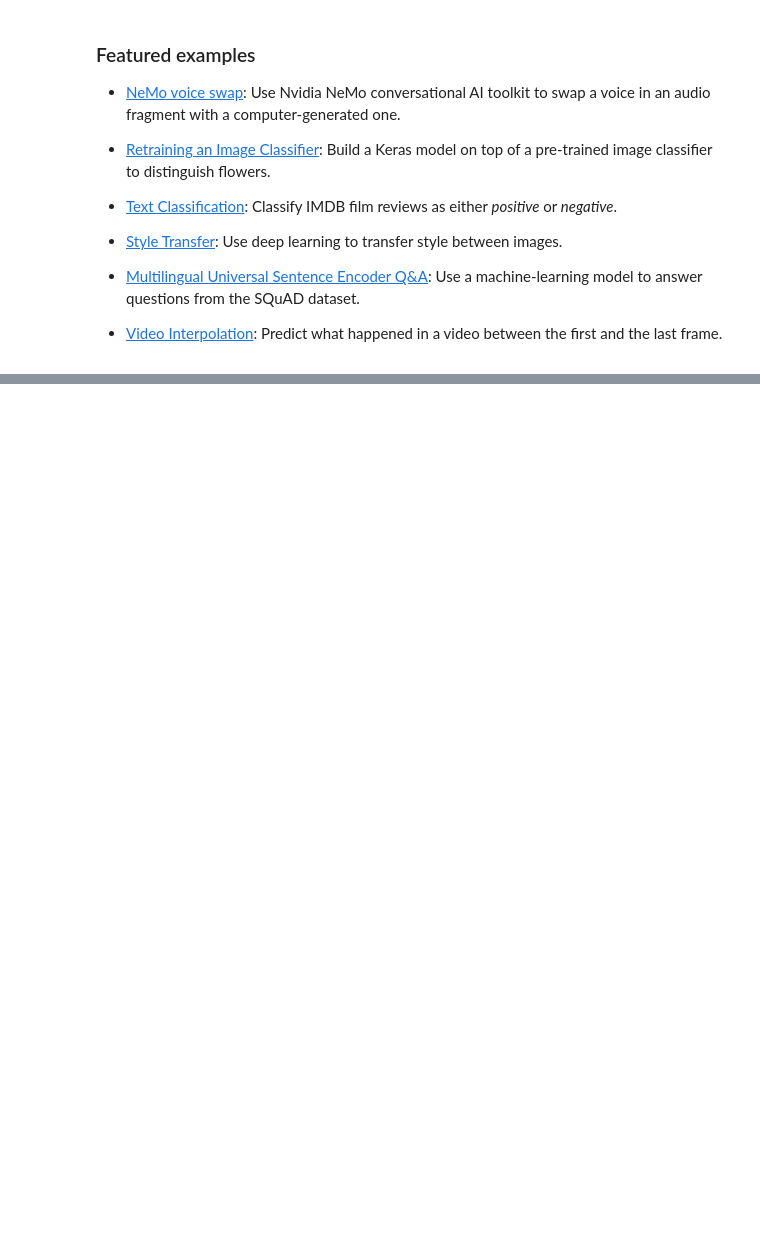
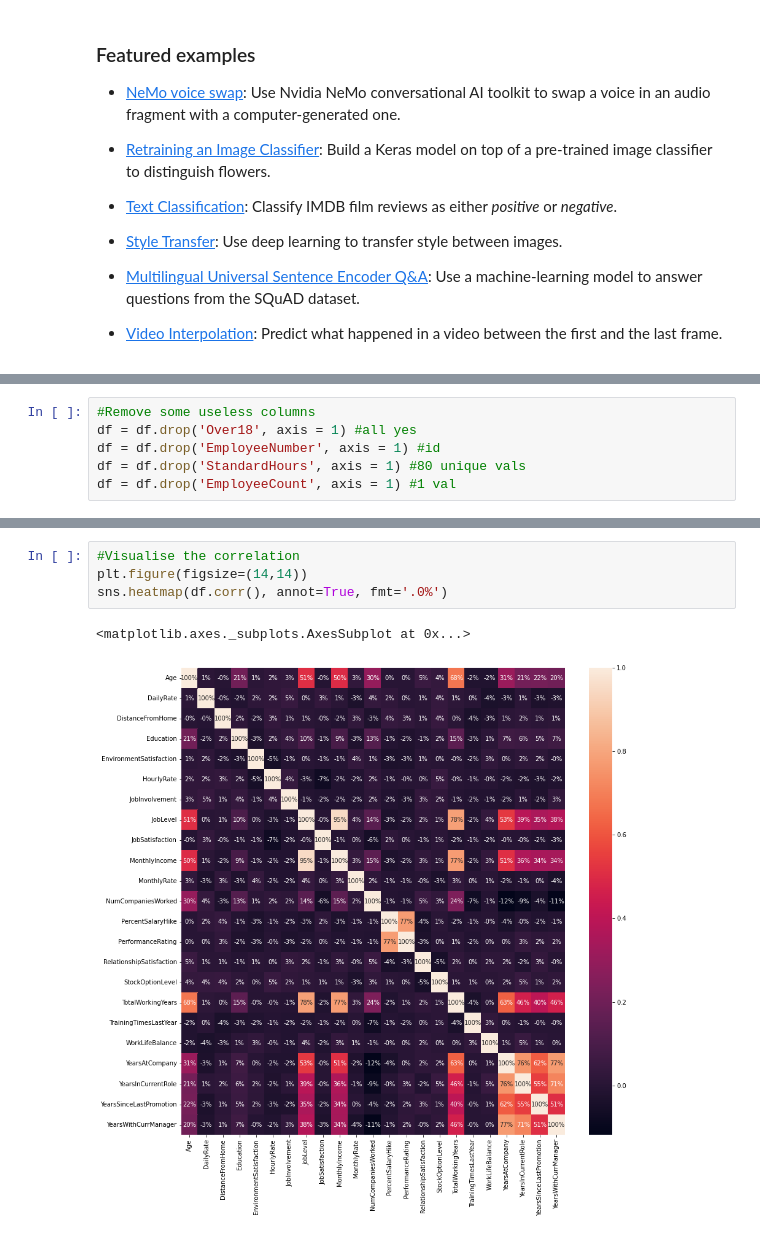
Before and after one commit to kieronpatel29/attrition-test, a Jupyter notebook: Welcome_to_Colaboratory.ipynb, the cells around one changed output, grey strips where cells are left out. Saved outputs shown, nothing was run; the diff lists cells and outputs as text; blank space fills up the shorter version.

```diff
--- a/Welcome_to_Colaboratory.ipynb
+++ b/Welcome_to_Colaboratory.ipynb
@@ -152,0 +306,6 @@ These are a few of the notebooks from Google's online machine learning course. S
+# %%
+#Remove some useless columns
+df = df.drop('Over18', axis = 1) #all yes
+df = df.drop('EmployeeNumber', axis = 1) #id
+df = df.drop('StandardHours', axis = 1) #80 unique vals
+df = df.drop('EmployeeCount', axis = 1) #1 val
@@ -152,0 +334,7 @@ These are a few of the notebooks from Google's online machine learning course. S
+# %%
+#Visualise the correlation
+plt.figure(figsize=(14,14))
+sns.heatmap(df.corr(), annot=True, fmt='.0%')
+# %% [output]
+<matplotlib.axes._subplots.AxesSubplot at 0x...>
+[figure, added]
```
Also changed, not shown: parts of 28 cells of this notebook.
